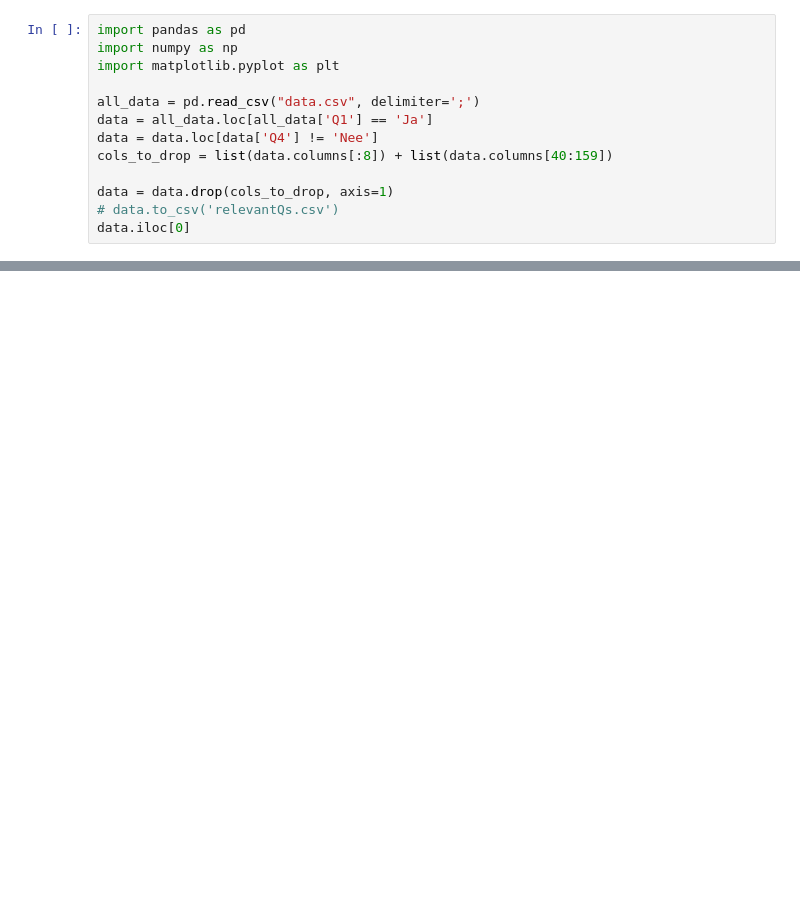
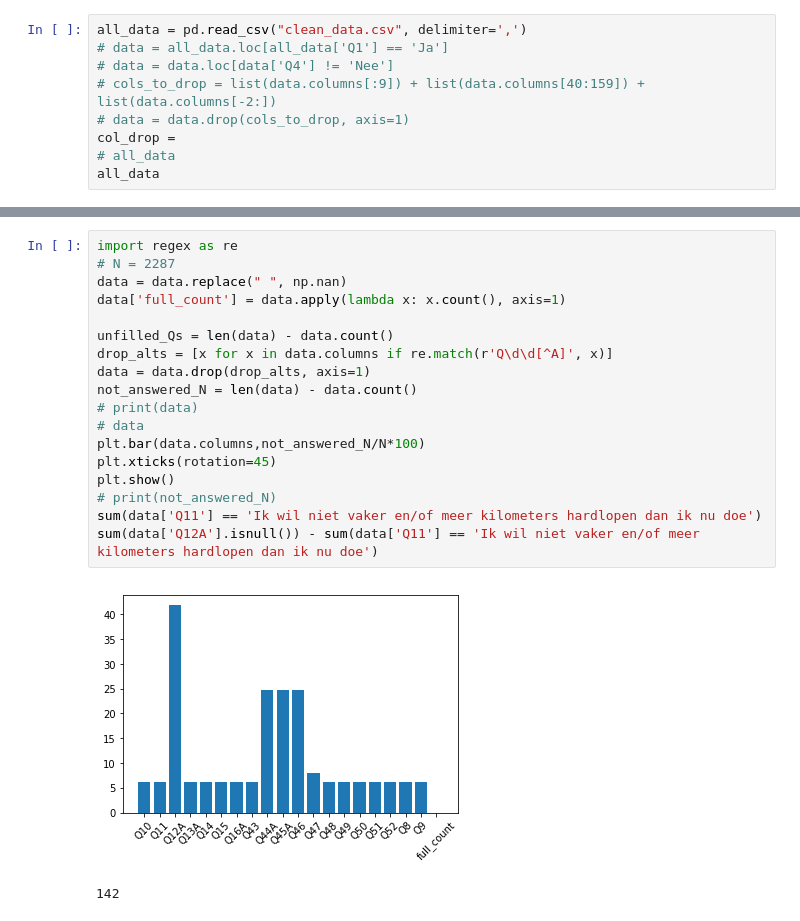
Before and after one commit to RoelvdBurght/Leren_Beslissen, a Jupyter notebook: Bart/cleaning.ipynb, the cells around one changed output, grey strips where cells are left out. Drawn from its saved outputs; the diff is of its cells as text; blank space fills up the shorter version.

```diff
--- a/Bart/cleaning.ipynb
+++ b/Bart/cleaning.ipynb
@@ -1,14 +5,10 @@
 # %%
-import pandas as pd
-import numpy as np
-import matplotlib.pyplot as plt
-
-all_data = pd.read_csv("data.csv", delimiter=';')
-data = all_data.loc[all_data['Q1'] == 'Ja']
-data = data.loc[data['Q4'] != 'Nee']
-cols_to_drop = list(data.columns[:8]) + list(data.columns[40:159])
-
-data = data.drop(cols_to_drop, axis=1)
-# data.to_csv('relevantQs.csv')
-data.iloc[0]
+all_data = pd.read_csv("clean_data.csv", delimiter=',')
+# data = all_data.loc[all_data['Q1'] == 'Ja']
+# data = data.loc[data['Q4'] != 'Nee']
+# cols_to_drop = list(data.columns[:9]) + list(data.columns[40:159]) + list(data.columns[-2:])
+# data = data.drop(cols_to_drop, axis=1)
+col_drop =
+# all_data
+all_data
 # %% [output]
@@ -39,0 +24,21 @@ TypeError: Empty 'DataFrame': no numeric data to plot
+# %%
+import regex as re
+# N = 2287
+data = data.replace(" ", np.nan)
+data['full_count'] = data.apply(lambda x: x.count(), axis=1)
+
+unfilled_Qs = len(data) - data.count()
+drop_alts = [x for x in data.columns if re.match(r'Q\d\d[^A]', x)]
+data = data.drop(drop_alts, axis=1)
+not_answered_N = len(data) - data.count()
+# print(data)
+# data
+plt.bar(data.columns,not_answered_N/N*100)
+plt.xticks(rotation=45)
+plt.show()
+# print(not_answered_N)
+sum(data['Q11'] == 'Ik wil niet vaker en/of meer kilometers hardlopen dan ik nu doe')
+sum(data['Q12A'].isnull()) - sum(data['Q11'] == 'Ik wil niet vaker en/of meer kilometers hardlopen dan ik nu doe')
+# %% [output]
+[figure, added]
+142
```
Also changed, not shown: parts of 6 cells of this notebook, 11 other files.
